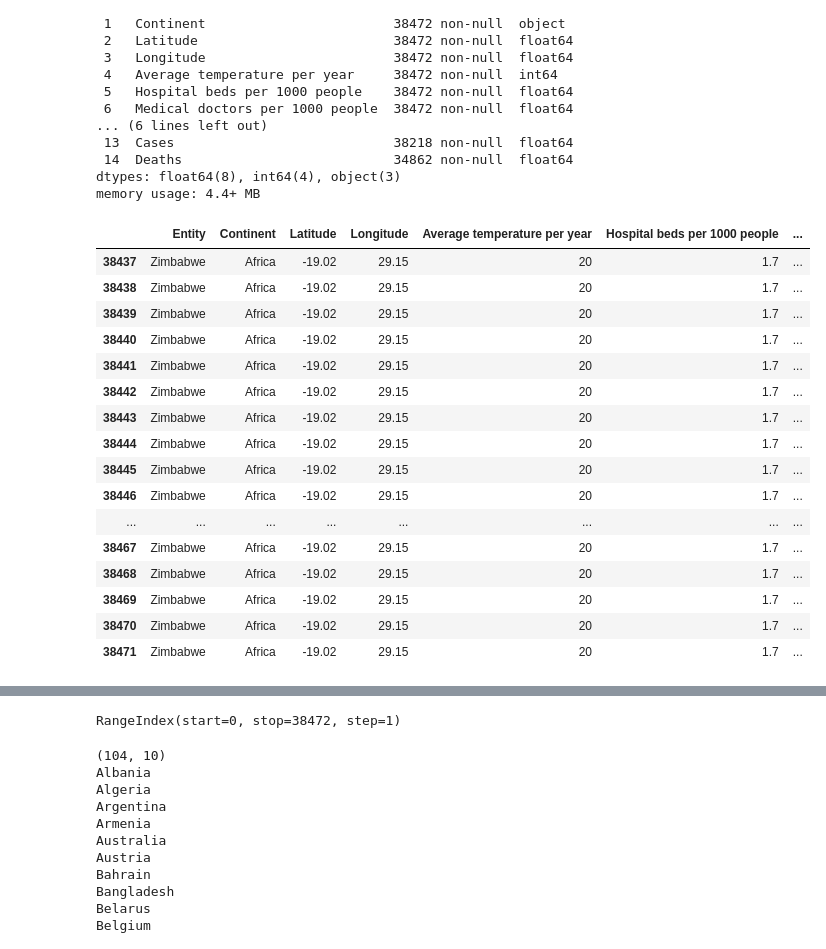
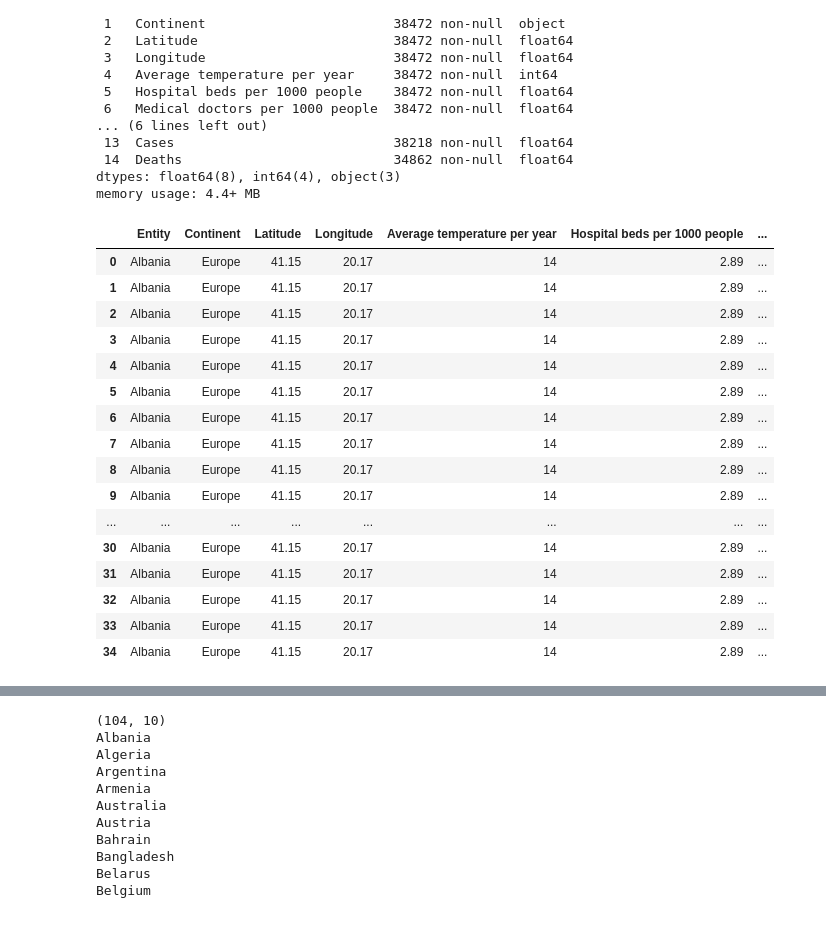
Before and after one commit to Andreas-Ts/Data-Mining-Project-Covid, a Jupyter notebook: Main.ipynb, the cells around one changed output, grey strips where cells are left out. Saved outputs shown, nothing was run; the diff lists cells and outputs as text; code cells hidden in the pictures.

```diff
--- a/Main.ipynb
+++ b/Main.ipynb
@@ -6,7 +6,7 @@ import seaborn as sns
 import random as rnd
 from scipy.stats import zscore
 # %%
-data = pd.read_csv("Data.csv")
+data = pd.read_csv("data.csv")
 # %%
 data.info()
 # %% [output]
@@ -28,25 +28,25 @@ Data columns (total 15 columns):
 dtypes: float64(8), int64(4), object(3)
 memory usage: 4.4+ MB
 # %%
-data.tail(35)
+data.head(35)
 # %% [output]
 |  | Entity | Continent | Latitude | Longitude | Average temperature per year | Hospital beds per 1000 people | ... |
-| 38437 | Zimbabwe | Africa | -19.02 | 29.15 | 20 | 1.7 | ... |
-| 38438 | Zimbabwe | Africa | -19.02 | 29.15 | 20 | 1.7 | ... |
-| 38439 | Zimbabwe | Africa | -19.02 | 29.15 | 20 | 1.7 | ... |
-| 38440 | Zimbabwe | Africa | -19.02 | 29.15 | 20 | 1.7 | ... |
-| 38441 | Zimbabwe | Africa | -19.02 | 29.15 | 20 | 1.7 | ... |
-| 38442 | Zimbabwe | Africa | -19.02 | 29.15 | 20 | 1.7 | ... |
-| 38443 | Zimbabwe | Africa | -19.02 | 29.15 | 20 | 1.7 | ... |
-| 38444 | Zimbabwe | Africa | -19.02 | 29.15 | 20 | 1.7 | ... |
-| 38445 | Zimbabwe | Africa | -19.02 | 29.15 | 20 | 1.7 | ... |
-| 38446 | Zimbabwe | Africa | -19.02 | 29.15 | 20 | 1.7 | ... |
+| 0 | Albania | Europe | 41.15 | 20.17 | 14 | 2.89 | ... |
+| 1 | Albania | Europe | 41.15 | 20.17 | 14 | 2.89 | ... |
+| 2 | Albania | Europe | 41.15 | 20.17 | 14 | 2.89 | ... |
+| 3 | Albania | Europe | 41.15 | 20.17 | 14 | 2.89 | ... |
+| 4 | Albania | Europe | 41.15 | 20.17 | 14 | 2.89 | ... |
+| 5 | Albania | Europe | 41.15 | 20.17 | 14 | 2.89 | ... |
+| 6 | Albania | Europe | 41.15 | 20.17 | 14 | 2.89 | ... |
+| 7 | Albania | Europe | 41.15 | 20.17 | 14 | 2.89 | ... |
+| 8 | Albania | Europe | 41.15 | 20.17 | 14 | 2.89 | ... |
+| 9 | Albania | Europe | 41.15 | 20.17 | 14 | 2.89 | ... |
 | ... | ... | ... | ... | ... | ... | ... | ... |
-| 38467 | Zimbabwe | Africa | -19.02 | 29.15 | 20 | 1.7 | ... |
-| 38468 | Zimbabwe | Africa | -19.02 | 29.15 | 20 | 1.7 | ... |
-| 38469 | Zimbabwe | Africa | -19.02 | 29.15 | 20 | 1.7 | ... |
-| 38470 | Zimbabwe | Africa | -19.02 | 29.15 | 20 | 1.7 | ... |
-| 38471 | Zimbabwe | Africa | -19.02 | 29.15 | 20 | 1.7 | ... |
+| 30 | Albania | Europe | 41.15 | 20.17 | 14 | 2.89 | ... |
+| 31 | Albania | Europe | 41.15 | 20.17 | 14 | 2.89 | ... |
+| 32 | Albania | Europe | 41.15 | 20.17 | 14 | 2.89 | ... |
+| 33 | Albania | Europe | 41.15 | 20.17 | 14 | 2.89 | ... |
+| 34 | Albania | Europe | 41.15 | 20.17 | 14 | 2.89 | ... |
 # %%
 data.describe()
 # %% [output]
@@ -59,10 +59,6 @@ data.describe()
 | 50% | 27.510000 | 21.820000 | 20.000000 | 2.500000 | 1.890000 | 8821.800000 | ... |
 | 75% | 45.940000 | 47.480000 | 25.000000 | 4.490000 | 3.210000 | 25946.200000 | ... |
 | max | 64.960000 | 179.410000 | 29.000000 | 13.050000 | 7.520000 | 114704.600000 | ... |
-# %%
-data.index
-# %% [output]
-RangeIndex(start=0, stop=38472, step=1)
 # %%
 data=data.fillna(0)
 # %%
```
Also changed, not shown: parts of 6 cells of this notebook, 1 other file.
